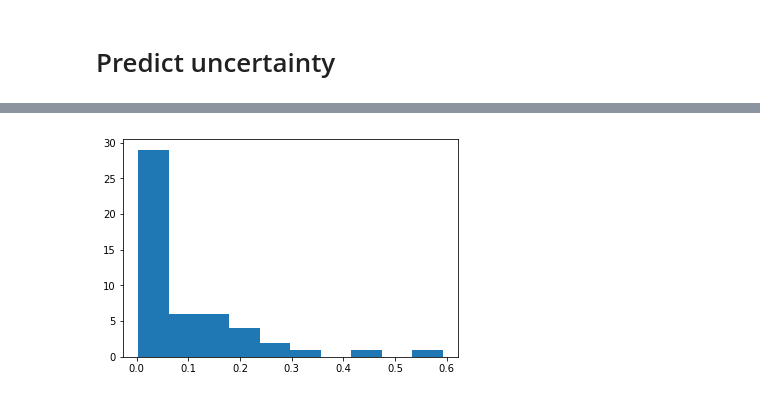
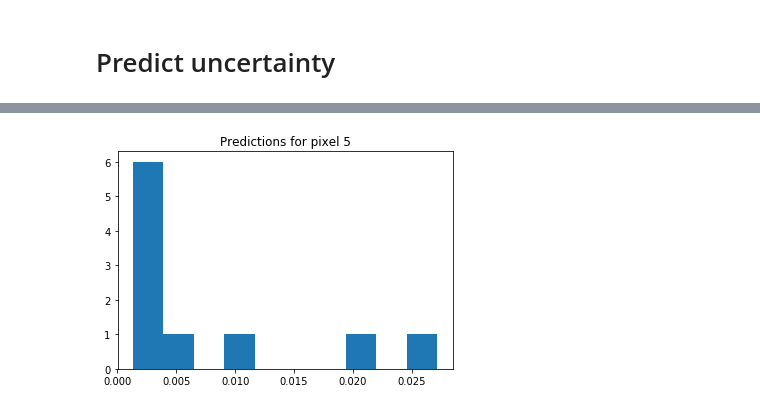
Before and after one commit to nih23/IntraoperativeFunctionalImaging, a Jupyter notebook: sep_unet.ipynb, the cells around one changed output, grey strips where cells are left out. Saved outputs shown, nothing was run; the diff lists cells and outputs as text; code cells hidden in the pictures.

```diff
--- a/sep_unet.ipynb
+++ b/sep_unet.ipynb
@@ -25,3 +34,3 @@ pTrainedModel = str(activation) + "_" + str(depth) + "_" + str(noFeatures) + "_"
 # %%
-unet = sep_unet.fit(pData=pData, depth=depth,epochs=noEpochs,model=pModel,lr=lr,noFeatures=noFeatures)
+unet = sep_unet.fit(pData=pData, depth=depth,epochs=noEpochs,model=pModel,lr=lr,noFeatures=noFeatures, batch_size=batch_size)
 # %% [output]
@@ -73,4 +82,6 @@ with h5py.File(pResult,"w") as f:
   d2 = f.create_dataset('a',data=samples_pred[1])
 # %% [markdown]
 # Predict uncertainty
+# %%
+unet = load_model(pTrainedModel, custom_objects={"SelectiveDropout": SelectiveDropout})
 # %%
@@ -93,11 +115,12 @@ def activateAllDropoutLayers(m):
 # %%
 def predict_with_uncertainty(model, x, n_iter=10):
-    activateAllDropoutLayers(model)
-    result = np.zeros((n_iter, x.shape[0]))
+    rawData = np.zeros((n_iter, x.shape[0]))
 
+    start_time = time.time()
     for iter in range(n_iter):
-        result[iter,] = np.squeeze(model.predict(x)[1])
+        rawData[iter,] = np.squeeze(model.predict(x, batch_size=batch_size)[1])
+        print(str(iter+1) + '/' + str(n_iter) + ': elapsed: ' + str(round(time.time() - start_time, 1)) + 's')
 
-    prediction = result.mean(axis=0)
-    uncertainty = result.var(axis=0)
-    return prediction, uncertainty, result
+    meanPrediction = rawData.mean(axis=0)
+    stdPrediction = rawData.var(axis=0)
+    return meanPrediction, stdPrediction, rawData
@@ -127,0 +133,2 @@ prediction, uncertainty, result = predict_with_uncertainty(unet,samples[-15:-1,:
+# %%
+meanPrediction, stdPrediction, rawData = predict_with_uncertainty(unet,samples,n_iter=10)
@@ -128,6 +146,7 @@ prediction, uncertainty, result = predict_with_uncertainty(unet,samples[-15:-1,:
 # %%
-s = result[:,5]
-plt.hist(s, bins='auto')
+s = rawData[:,5]
+plt.hist(s, bins=10)
+plt.title('Predictions for pixel 5')
 plt.show()
 # %% [output]
-[figure, old version]
+[figure, new version]
```
Also changed, not shown: parts of 24 cells of this notebook, 3 other files.
